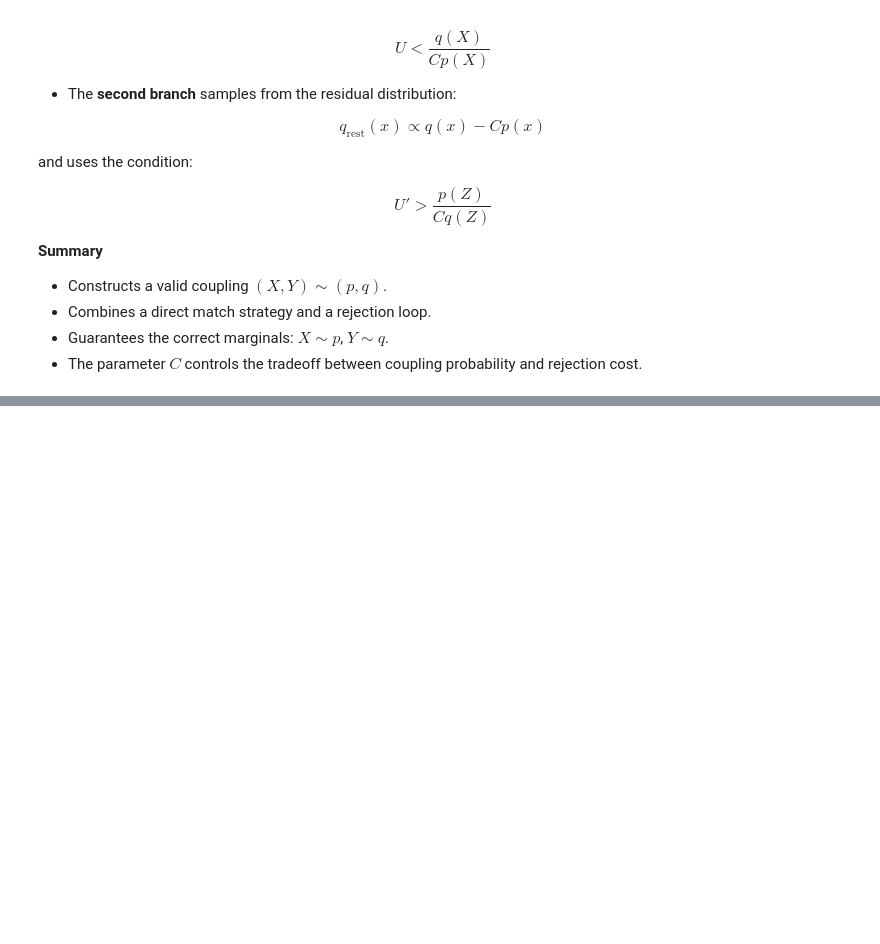
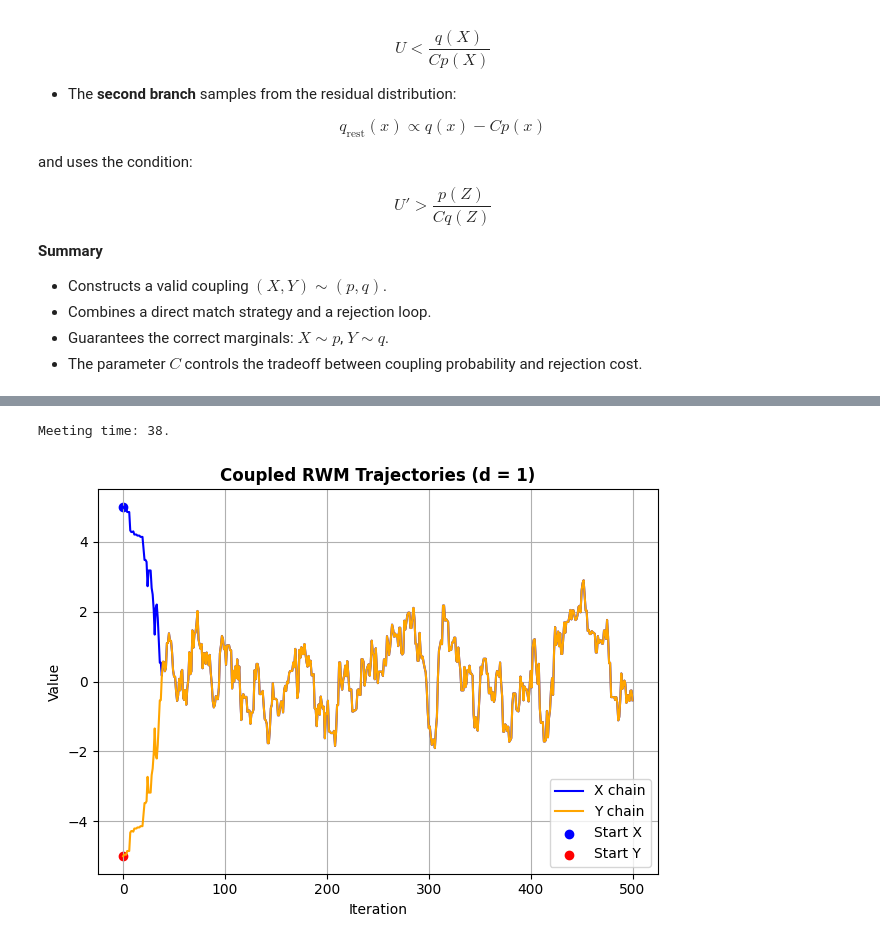
Before and after one commit to pieropls/MCProj-Coupling, a Jupyter notebook: Coupling.ElMamoune.NY.Pelosi.ipynb, the cells around one changed output, grey strips where cells are left out. Saved outputs shown, nothing was run; the diff lists cells and outputs as text; code cells hidden in the pictures; blank space fills up the shorter version.

```diff
--- a/Coupling.ElMamoune.NY.Pelosi.ipynb
+++ b/Coupling.ElMamoune.NY.Pelosi.ipynb
@@ -661,0 +712,4 @@ compare_coupling_methods_time(dim=10)
+# %%
+def log_pi(x):
+    # Standard multivariate normal
+    return -0.5 * np.dot(x, x)
@@ -661,0 +751,30 @@ compare_coupling_methods_time(dim=10)
+# %%
+np.random.seed(2025)
+
+dim = 1
+sigma = 0.5
+Sigma = sigma**2 * np.eye(dim)
+
+x0 = np.array([5.0])
+y0 = np.array([-5.0])
+
+x_chain, y_chain, tau = coupled_rwm(x0, y0, Sigma, n_iter=500)
+
+print(f"Meeting time: {tau}.")
+
+steps = np.arange(len(x_chain))
+
+plt.plot(steps, x_chain[:, 0], label='X chain', color='blue')
+plt.plot(steps, y_chain[:, 0], label='Y chain', color='orange')
+plt.scatter(0, x_chain[0, 0], c='blue', label='Start X')
+plt.scatter(0, y_chain[0, 0], c='red', label='Start Y')
+plt.xlabel('Iteration')
+plt.ylabel('Value')
+plt.title("Coupled RWM Trajectories (d = 1)", fontweight='bold')
+plt.legend()
+plt.grid(True)
+plt.tight_layout()
+plt.show()
+# %% [output]
+Meeting time: 38.
+[figure, added]
```
Also changed, not shown: parts of 20 cells of this notebook, 2 other files.
